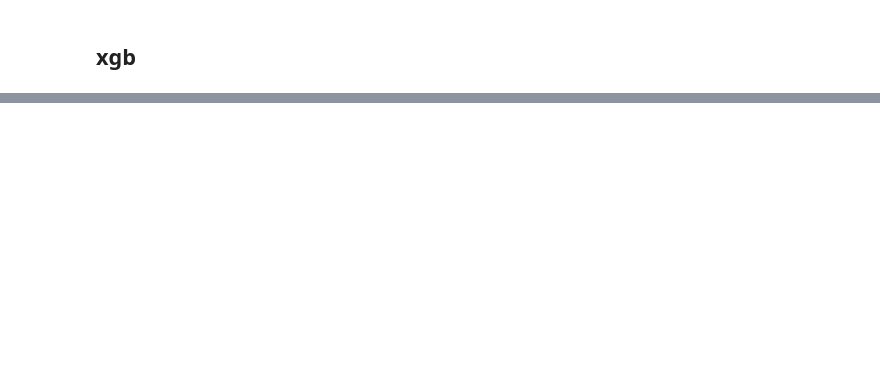
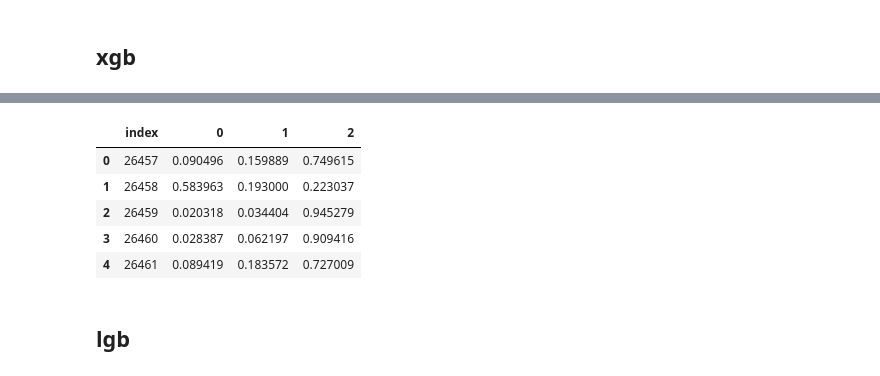
Before and after one commit to Sejong-Kaggle-Challengers/MAIN, a Jupyter notebook: [16-2]신용카드사용자연체예측AI경진대회/dacon14.ipynb, the cells around one changed output, grey strips where cells are left out. Saved outputs shown, nothing was run; the diff lists cells and outputs as text; code cells hidden in the pictures; blank space fills up the shorter version.

```diff
--- a/[16-2]신용카드사용자연체예측AI경진대회/dacon14.ipynb
+++ b/[16-2]신용카드사용자연체예측AI경진대회/dacon14.ipynb
@@ -346,0 +490,15 @@ pred.to_csv('20210508_xgboost_all_cat_grpincome.csv',index=False)
+# %%
+from sklearn.ensemble import RandomForestClassifier
+
+params={
+    'n_estimators':1000,
+    'random_state':71,
+    'criterion':'gini',
+    'verbose':1,
+    'class_weight':'balanced',
+    'n_jobs':-1,
+    'oob_score':True
+}
+rf_model=RandomForestClassifier(**params)
+
+rf_model.fit(X,y.values)
@@ -346,0 +514,15 @@ pred.to_csv('20210508_xgboost_all_cat_grpincome.csv',index=False)
+# %%
+rf_pred=pd.DataFrame(rf_model.predict_proba(testc))
+rf_pred['index']=submit['index']
+rf_pred=rf_pred[['index',0,1,2]]
+rf_pred.head()
+# from sklearn.metrics import confusion_matrix
+
+# confusion_matrix(y_test,pred)
+
+# fi = pd.DataFrame({'feature': list(train.drop('credit',axis=1).columns),
+#                    'importance': model.feature_importances_}).\
+#                     sort_values('importance', ascending = False)
+
+# fi.head()
+# %% [output]
@@ -346,0 +535,6 @@ pred.to_csv('20210508_xgboost_all_cat_grpincome.csv',index=False)
+|  | index | 0 | 1 | 2 |
+| 0 | 26457 | 0.090496 | 0.159889 | 0.749615 |
+| 1 | 26458 | 0.583963 | 0.193000 | 0.223037 |
+| 2 | 26459 | 0.020318 | 0.034404 | 0.945279 |
+| 3 | 26460 | 0.028387 | 0.062197 | 0.909416 |
+| 4 | 26461 | 0.089419 | 0.183572 | 0.727009 |
@@ -346,0 +543,2 @@ pred.to_csv('20210508_xgboost_all_cat_grpincome.csv',index=False)
+# %% [markdown]
+## lgb
```
Also changed, not shown: parts of 62 cells of this notebook, 1 other file.
